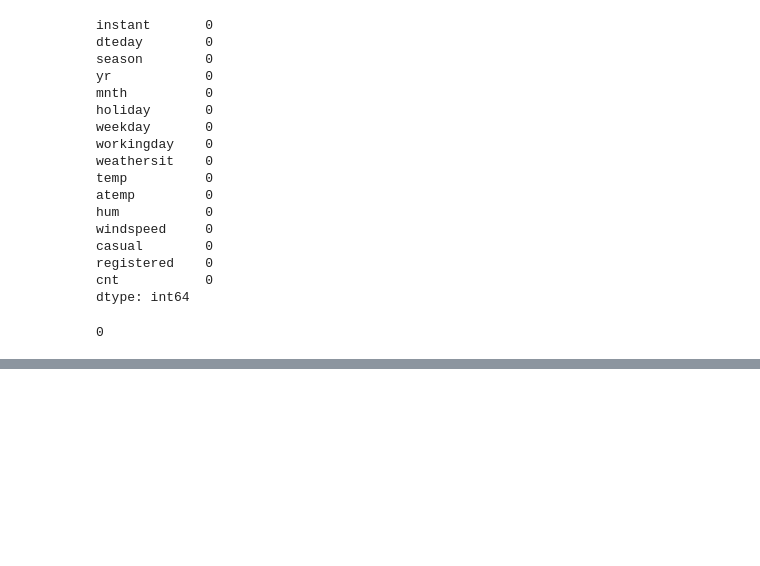
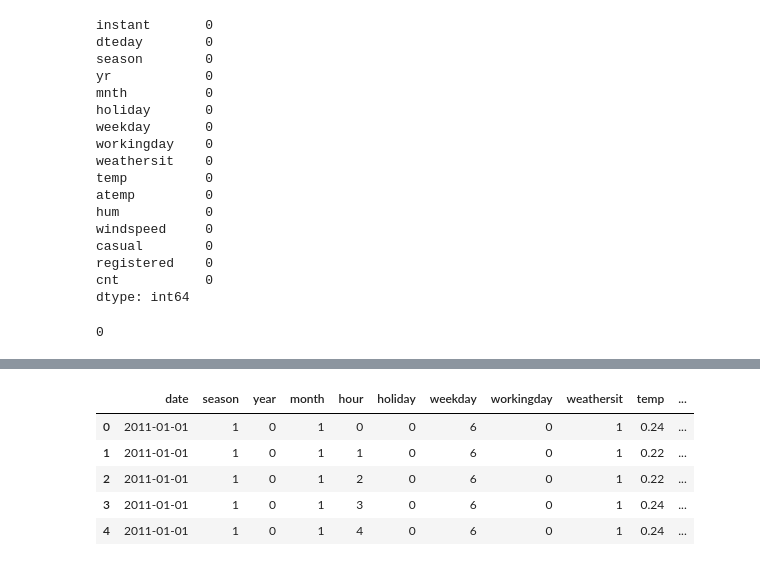
Before and after one commit to RizkiLaksanaPutra/Bike-Sharing-EDA, a Jupyter notebook: notebook.ipynb, the cells around one changed output, grey strips where cells are left out. Saved outputs shown, nothing was run; the diff lists cells and outputs as text; code cells hidden in the pictures; blank space fills up the shorter version.

```diff
--- a/notebook.ipynb
+++ b/notebook.ipynb
@@ -97,0 +173,18 @@ df_day.describe()
+# %%
+df_hour.rename(columns = {
+    'dteday': 'date',
+    'yr': 'year',
+    'mnth': 'month',
+    'hr': 'hour',
+    'hum': 'humidity',
+    'cnt': 'count'
+}, inplace = True)
+
+df_hour.head()
+# %% [output]
+|  | date | season | year | month | hour | holiday | weekday | workingday | weathersit | temp | ... |
+| 0 | 2011-01-01 | 1 | 0 | 1 | 0 | 0 | 6 | 0 | 1 | 0.24 | ... |
+| 1 | 2011-01-01 | 1 | 0 | 1 | 1 | 0 | 6 | 0 | 1 | 0.22 | ... |
+| 2 | 2011-01-01 | 1 | 0 | 1 | 2 | 0 | 6 | 0 | 1 | 0.22 | ... |
+| 3 | 2011-01-01 | 1 | 0 | 1 | 3 | 0 | 6 | 0 | 1 | 0.24 | ... |
+| 4 | 2011-01-01 | 1 | 0 | 1 | 4 | 0 | 6 | 0 | 1 | 0.24 | ... |
```
Also changed, not shown: parts of 11 cells of this notebook.
